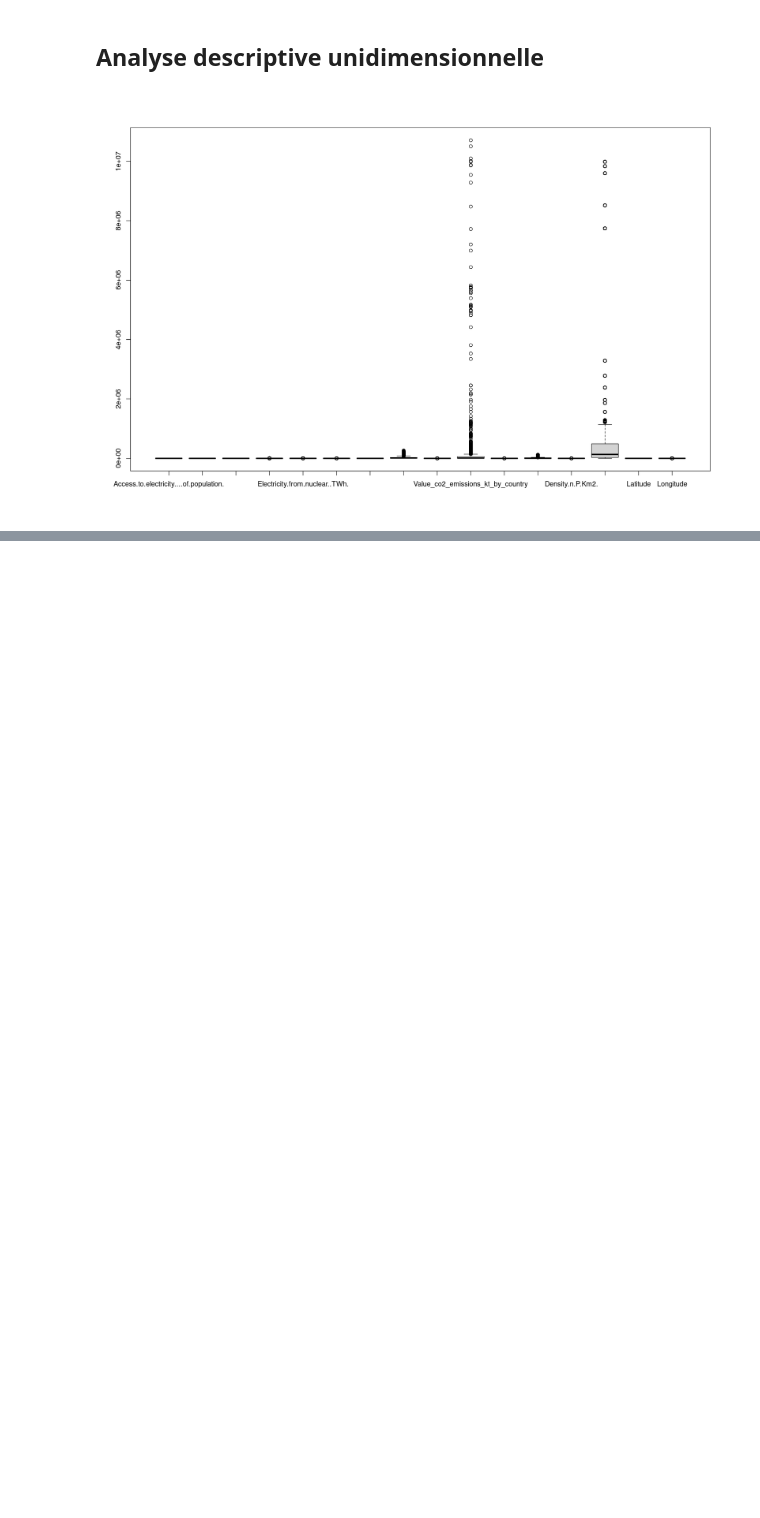
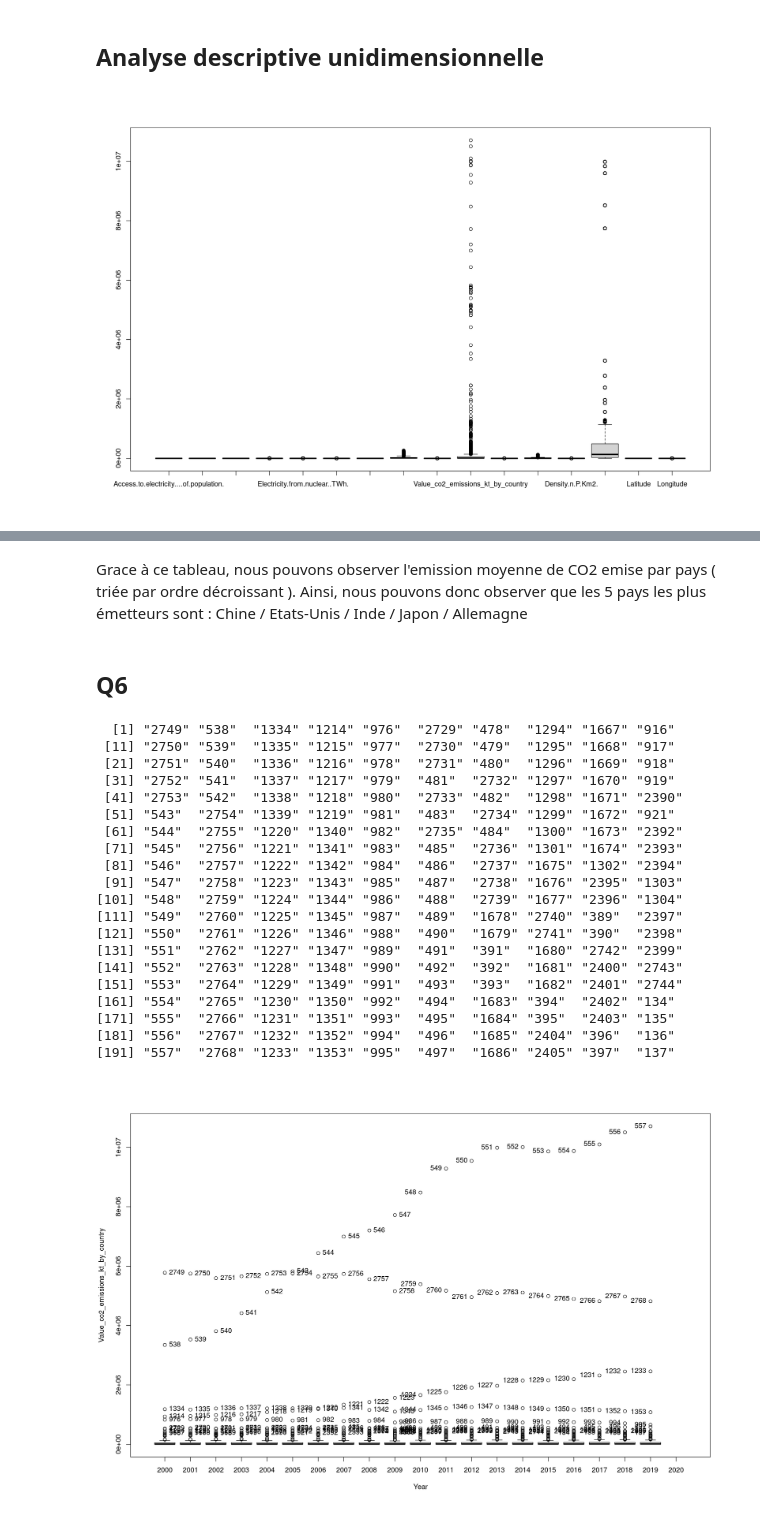
Before and after one commit to Mathilde-Mrs/Projet_machine_learning, a Jupyter notebook: notebook_R.ipynb, the cells around one changed output, grey strips where cells are left out. Saved outputs shown, nothing was run; the diff lists cells and outputs as text; code cells hidden in the pictures; blank space fills up the shorter version.

```diff
--- a/notebook_R.ipynb
+++ b/notebook_R.ipynb
@@ -148,0 +237,29 @@ plot(x=complete_data$Year,complete_data$Value_co2_emissions_kt_by_country,col =
+# %% [markdown]
+Grace à ce tableau, nous pouvons observer l'emission moyenne de CO2 emise par pays ( triée par ordre décroissant ).
+Ainsi, nous pouvons donc observer que les 5 pays les plus émetteurs sont : Chine / Etats-Unis / Inde / Japon / Allemagne
+# %% [markdown]
+## Q6
+# %%
+scatterplot(data = complete_data, Value_co2_emissions_kt_by_country~Year)
+# %% [output]
+  [1] "2749" "538"  "1334" "1214" "976"  "2729" "478"  "1294" "1667" "916"
+ [11] "2750" "539"  "1335" "1215" "977"  "2730" "479"  "1295" "1668" "917"
+ [21] "2751" "540"  "1336" "1216" "978"  "2731" "480"  "1296" "1669" "918"
+ [31] "2752" "541"  "1337" "1217" "979"  "481"  "2732" "1297" "1670" "919"
+ [41] "2753" "542"  "1338" "1218" "980"  "2733" "482"  "1298" "1671" "2390"
+ [51] "543"  "2754" "1339" "1219" "981"  "483"  "2734" "1299" "1672" "921"
+ [61] "544"  "2755" "1220" "1340" "982"  "2735" "484"  "1300" "1673" "2392"
+ [71] "545"  "2756" "1221" "1341" "983"  "485"  "2736" "1301" "1674" "2393"
+ [81] "546"  "2757" "1222" "1342" "984"  "486"  "2737" "1675" "1302" "2394"
+ [91] "547"  "2758" "1223" "1343" "985"  "487"  "2738" "1676" "2395" "1303"
+[101] "548"  "2759" "1224" "1344" "986"  "488"  "2739" "1677" "2396" "1304"
+[111] "549"  "2760" "1225" "1345" "987"  "489"  "1678" "2740" "389"  "2397"
+[121] "550"  "2761" "1226" "1346" "988"  "490"  "1679" "2741" "390"  "2398"
+[131] "551"  "2762" "1227" "1347" "989"  "491"  "391"  "1680" "2742" "2399"
+[141] "552"  "2763" "1228" "1348" "990"  "492"  "392"  "1681" "2400" "2743"
+[151] "553"  "2764" "1229" "1349" "991"  "493"  "393"  "1682" "2401" "2744"
+[161] "554"  "2765" "1230" "1350" "992"  "494"  "1683" "394"  "2402" "134"
+[171] "555"  "2766" "1231" "1351" "993"  "495"  "1684" "395"  "2403" "135"
+[181] "556"  "2767" "1232" "1352" "994"  "496"  "1685" "2404" "396"  "136"
+[191] "557"  "2768" "1233" "1353" "995"  "497"  "1686" "2405" "397"  "137"
+[figure, added]
```
Also changed, not shown: parts of 12 cells of this notebook.
